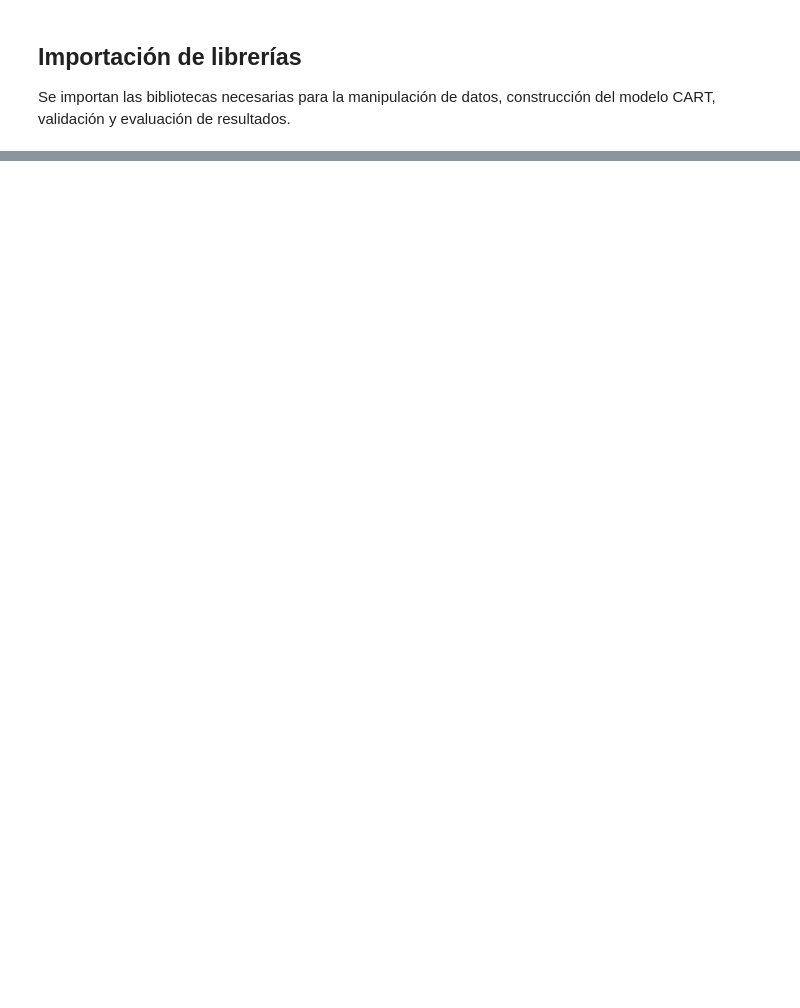
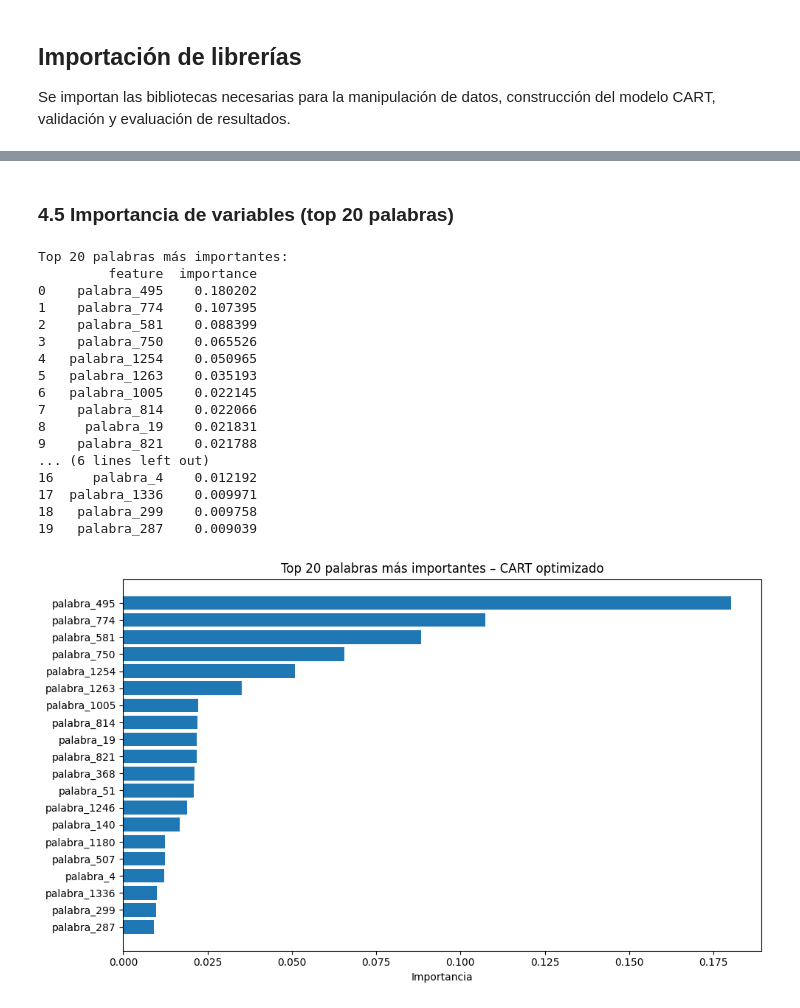
Before and after one commit to enriquepc004/ia-aprendizaje-relacional, a Jupyter notebook: notebooks/04_cart.ipynb, the cells around one changed output, grey strips where cells are left out. Saved outputs shown, nothing was run; the diff lists cells and outputs as text; code cells hidden in the pictures; blank space fills up the shorter version.

```diff
--- a/notebooks/04_cart.ipynb
+++ b/notebooks/04_cart.ipynb
@@ -448,0 +427,43 @@ Para interpretar el comportamiento del modelo, se muestra el árbol de decisión
+# %% [markdown]
+### 4.5 Importancia de variables (top 20 palabras)
+# %%
+importancias_palabras = (
+    pd.DataFrame({
+        "feature":    X_train_palabras.columns,
+        "importance": mejor_cart_palabras.feature_importances_
+    })
+    .sort_values("importance", ascending=False)
+    .head(20)
+    .reset_index(drop=True)
+)
+
+print("Top 20 palabras más importantes:")
+print(importancias_palabras)
+
+plt.figure(figsize=(10, 6))
+plt.barh(importancias_palabras["feature"][::-1],
+         importancias_palabras["importance"][::-1])
+plt.xlabel("Importancia")
+plt.title("Top 20 palabras más importantes – CART optimizado")
+plt.tight_layout()
+plt.savefig("../reports/importancia_palabras_cart.png")
+plt.show()
+# %% [output]
+Top 20 palabras más importantes:
+         feature  importance
+0    palabra_495    0.180202
+1    palabra_774    0.107395
+2    palabra_581    0.088399
+3    palabra_750    0.065526
+4   palabra_1254    0.050965
+5   palabra_1263    0.035193
+6   palabra_1005    0.022145
+7    palabra_814    0.022066
+8     palabra_19    0.021831
+9    palabra_821    0.021788
+... (6 lines left out)
+16     palabra_4    0.012192
+17  palabra_1336    0.009971
+18   palabra_299    0.009758
+19   palabra_287    0.009039
+[figure, added]
```
Also changed, not shown: parts of 101 cells of this notebook, 16 other files.
